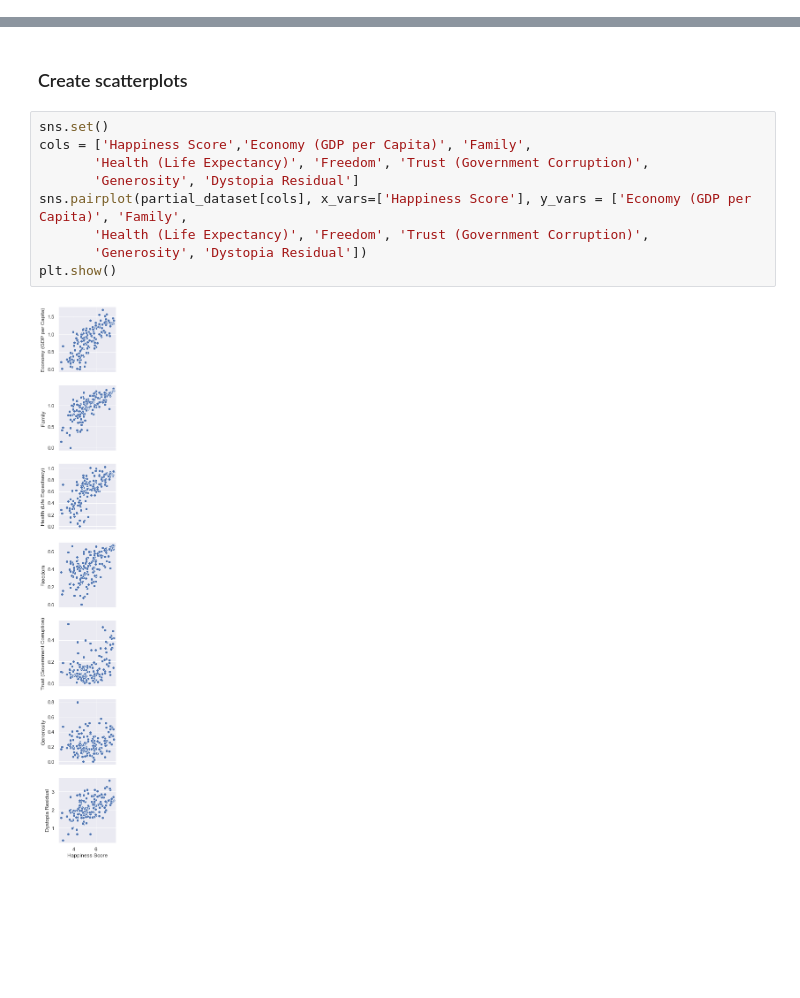
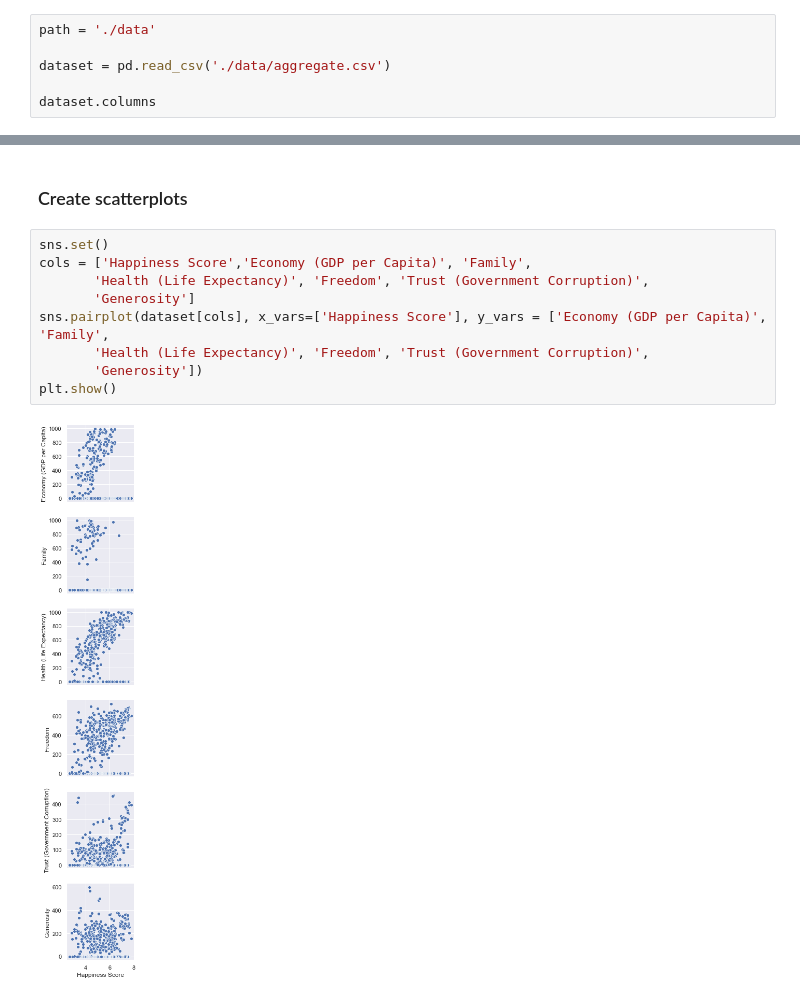
Before and after one commit to andreistoc/Happiness-Analysis, a Jupyter notebook: Happiness Analysis.ipynb, the cells around one changed output, grey strips where cells are left out. Saved outputs shown, nothing was run; the diff lists cells and outputs as text; blank space fills up the shorter version.

```diff
--- a/Happiness Analysis.ipynb
+++ b/Happiness Analysis.ipynb
@@ -87,0 +64,6 @@ Index(['Country', 'Region', 'Happiness Rank', 'Happiness Score',
+# %%
+path = './data'
+
+dataset = pd.read_csv('./data/aggregate.csv')
+
+dataset.columns
@@ -103,12 +85,12 @@ for year in dataset:
 # %%
 sns.set()
 cols = ['Happiness Score','Economy (GDP per Capita)', 'Family',
        'Health (Life Expectancy)', 'Freedom', 'Trust (Government Corruption)',
-       'Generosity', 'Dystopia Residual']
-sns.pairplot(partial_dataset[cols], x_vars=['Happiness Score'], y_vars = ['Economy (GDP per Capita)', 'Family',
+       'Generosity']
+sns.pairplot(dataset[cols], x_vars=['Happiness Score'], y_vars = ['Economy (GDP per Capita)', 'Family',
        'Health (Life Expectancy)', 'Freedom', 'Trust (Government Corruption)',
-       'Generosity', 'Dystopia Residual'])
+       'Generosity'])
 plt.show()
 # %% [output]
-[figure, old version]
+[figure, new version]
 # %%
```
Also changed, not shown: parts of 5 cells of this notebook, 5 other files.
